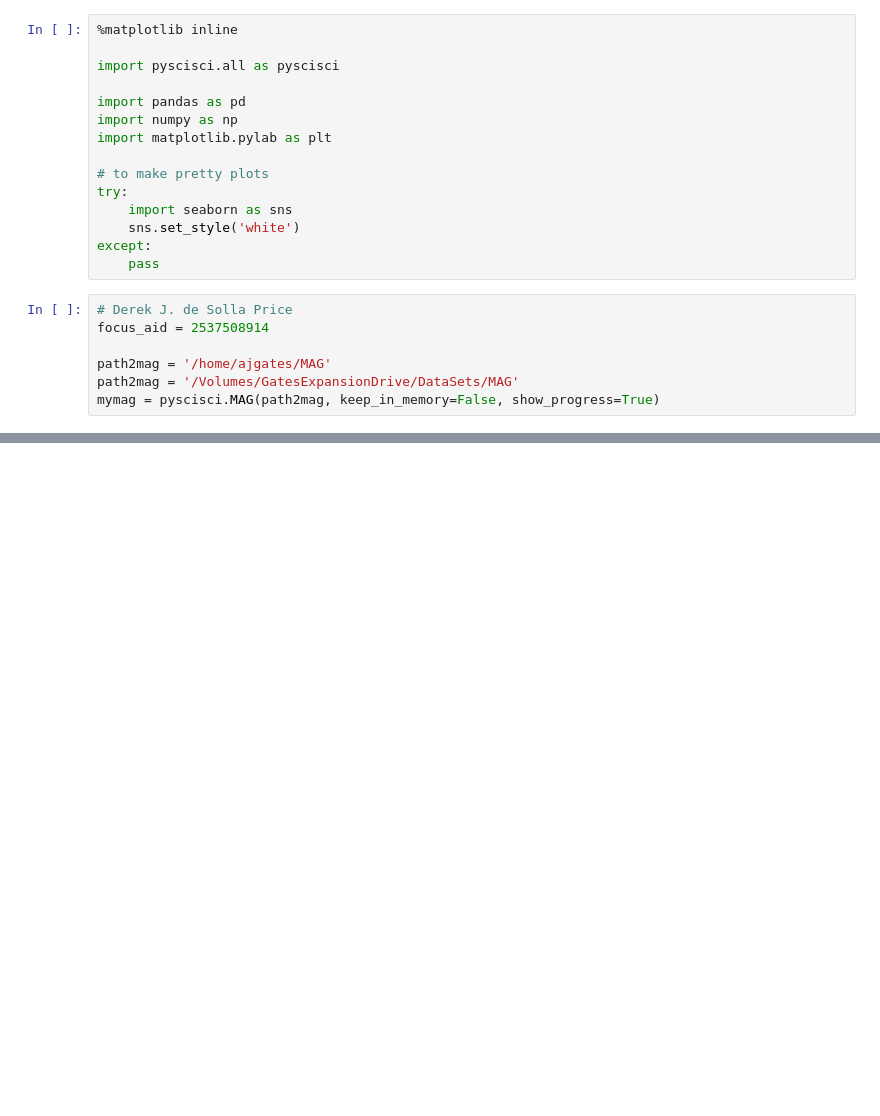
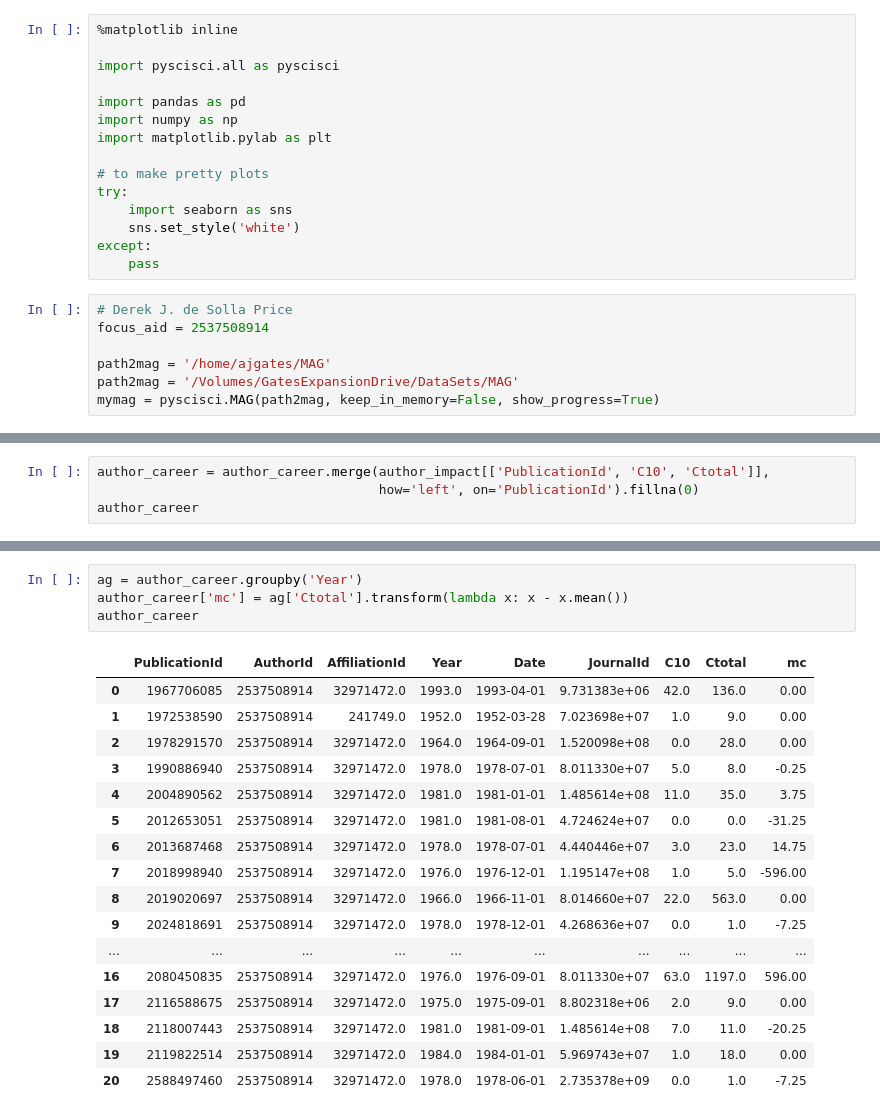
Before and after one commit to SciSciCollective/pyscisci, a Jupyter notebook: examples/Career Analysis.ipynb, the cells around one changed output, grey strips where cells are left out. Drawn from its saved outputs; the diff is of its cells as text; blank space fills up the shorter version.

```diff
--- a/examples/Career Analysis.ipynb
+++ b/examples/Career Analysis.ipynb
@@ -30,0 +98,4 @@ author_career.dropna(inplace=True)
+# %%
+author_career = author_career.merge(author_impact[['PublicationId', 'C10', 'Ctotal']],
+                                    how='left', on='PublicationId').fillna(0)
+author_career
@@ -30,0 +120,22 @@ author_career.dropna(inplace=True)
+# %%
+ag = author_career.groupby('Year')
+author_career['mc'] = ag['Ctotal'].transform(lambda x: x - x.mean())
+author_career
+# %% [output]
+|  | PublicationId | AuthorId | AffiliationId | Year | Date | JournalId | C10 | Ctotal | mc |
+| 0 | 1967706085 | 2537508914 | 32971472.0 | 1993.0 | 1993-04-01 | 9.731383e+06 | 42.0 | 136.0 | 0.00 |
+| 1 | 1972538590 | 2537508914 | 241749.0 | 1952.0 | 1952-03-28 | 7.023698e+07 | 1.0 | 9.0 | 0.00 |
+| 2 | 1978291570 | 2537508914 | 32971472.0 | 1964.0 | 1964-09-01 | 1.520098e+08 | 0.0 | 28.0 | 0.00 |
+| 3 | 1990886940 | 2537508914 | 32971472.0 | 1978.0 | 1978-07-01 | 8.011330e+07 | 5.0 | 8.0 | -0.25 |
+| 4 | 2004890562 | 2537508914 | 32971472.0 | 1981.0 | 1981-01-01 | 1.485614e+08 | 11.0 | 35.0 | 3.75 |
+| 5 | 2012653051 | 2537508914 | 32971472.0 | 1981.0 | 1981-08-01 | 4.724624e+07 | 0.0 | 0.0 | -31.25 |
+| 6 | 2013687468 | 2537508914 | 32971472.0 | 1978.0 | 1978-07-01 | 4.440446e+07 | 3.0 | 23.0 | 14.75 |
+| 7 | 2018998940 | 2537508914 | 32971472.0 | 1976.0 | 1976-12-01 | 1.195147e+08 | 1.0 | 5.0 | -596.00 |
+| 8 | 2019020697 | 2537508914 | 32971472.0 | 1966.0 | 1966-11-01 | 8.014660e+07 | 22.0 | 563.0 | 0.00 |
+| 9 | 2024818691 | 2537508914 | 32971472.0 | 1978.0 | 1978-12-01 | 4.268636e+07 | 0.0 | 1.0 | -7.25 |
+| ... | ... | ... | ... | ... | ... | ... | ... | ... | ... |
+| 16 | 2080450835 | 2537508914 | 32971472.0 | 1976.0 | 1976-09-01 | 8.011330e+07 | 63.0 | 1197.0 | 596.00 |
+| 17 | 2116588675 | 2537508914 | 32971472.0 | 1975.0 | 1975-09-01 | 8.802318e+06 | 2.0 | 9.0 | 0.00 |
+| 18 | 2118007443 | 2537508914 | 32971472.0 | 1981.0 | 1981-09-01 | 1.485614e+08 | 7.0 | 11.0 | -20.25 |
+| 19 | 2119822514 | 2537508914 | 32971472.0 | 1984.0 | 1984-01-01 | 5.969743e+07 | 1.0 | 18.0 | 0.00 |
+| 20 | 2588497460 | 2537508914 | 32971472.0 | 1978.0 | 1978-06-01 | 2.735378e+09 | 0.0 | 1.0 | -7.25 |
```
Also changed, not shown: parts of 6 cells of this notebook, 5 other files.
